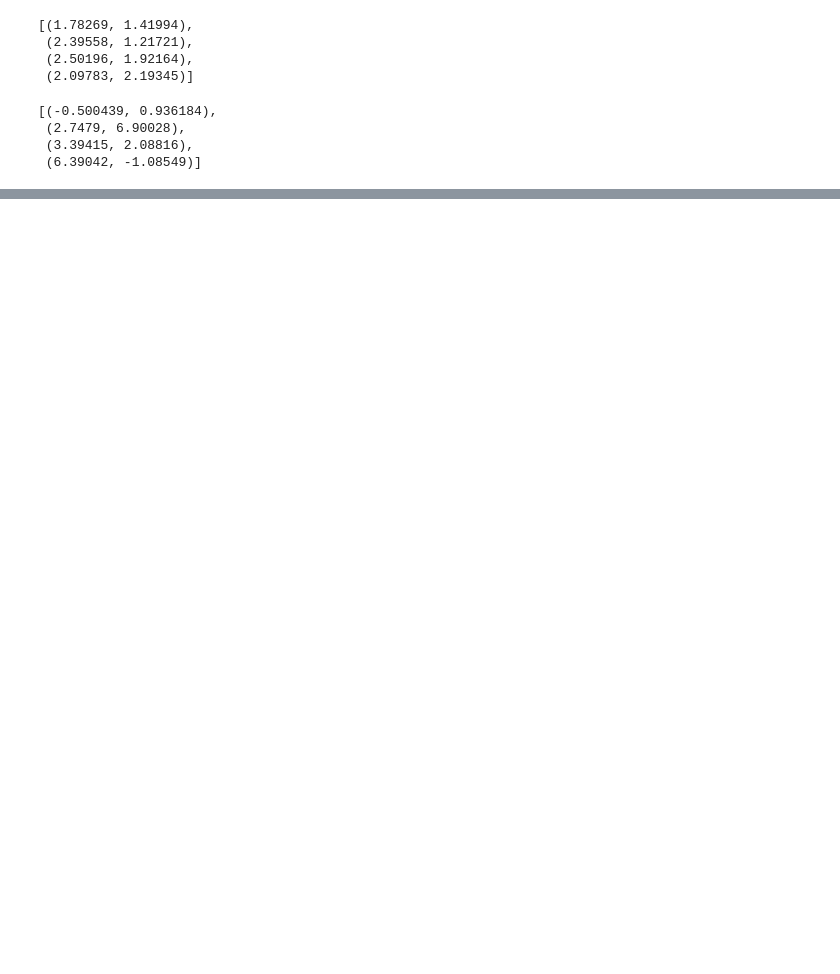
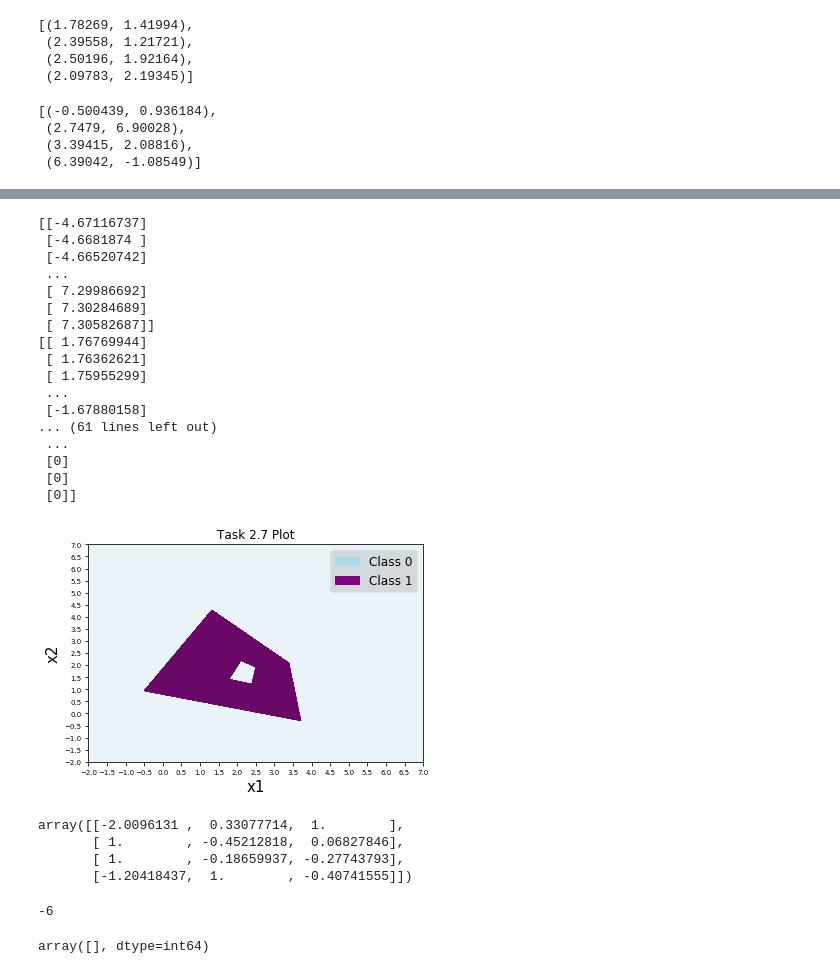
Before and after one commit to apurvmishra99/inf2b, a Jupyter notebook: task2_explore.ipynb, the cells around one changed output, grey strips where cells are left out. Saved outputs shown, nothing was run; the diff lists cells and outputs as text; code cells hidden in the pictures; blank space fills up the shorter version.

```diff
--- a/task2_explore.ipynb
+++ b/task2_explore.ipynb
@@ -138,0 +239,9 @@ plt.show()
+# %%
+weights = sio.loadmat("data/weights.mat")
+# %%
+w1, w2, w3, w4 = weights['weightMatrix'].T
+# %%
+w5, w6, w7, w8 = np.asanyarray([[ 1. ,    0.98977494, -0.53907994],
+ [ 1.,-0.27213978,-0.03654737],
+ [ 1.,-0.18637246,-0.17595583],
+ [-0.78936275, 0.2933849, 1.]])
@@ -138,0 +294,55 @@ plt.show()
+# %%
+def task2_plot_regions_hNN_AB():
+    xplot = np.linspace(-2, 7, 1000)
+    yplot = np.linspace(-2, 7, 1000)
+    xx, yy = np.meshgrid(xplot, yplot)
+    gridX = np.vstack((xx.ravel(), yy.ravel()))
+
+    # Classify the points and reshape the result to fit the plot function
+    data = task2_hNN_AB(gridX.T)
+    data = data.reshape((xplot.shape[0], yplot.shape[0]))
+
+    # Setup the plot title and axis
+    plt.title('Task 2.7 Plot')
+    plt.xticks(np.arange(-2, 10, 0.5), fontsize=7)
+    plt.yticks(np.arange(-2, 10, 0.5),fontsize=7)
+    plt.xlabel('x1', fontsize=15)
+    plt.ylabel('x2', fontsize=15)
+
+    # Setup legend
+
+    blue_patch_legend = mpatches.Patch(color='lightblue', label='Class 0')
+    purple_patch_legend = mpatches.Patch(color='purple', label='Class 1')
+    plt.legend(loc='best', fancybox=True, framealpha=0.1, handles=[blue_patch_legend, purple_patch_legend], facecolor='black', fontsize=12)
+
+    # Plot data and show result
+    plt.contourf(xx, yy, data, cmap=cm.BuPu)
+    plt.savefig('t2_regions_hNN_AB.pdf')
+# %%
+task2_plot_regions_hNN_AB()
+# %% [output]
+[[-4.67116737]
+ [-4.6681874 ]
+ [-4.66520742]
+ ...
+ [ 7.29986692]
+ [ 7.30284689]
+ [ 7.30582687]]
+[[ 1.76769944]
+ [ 1.76362621]
+ [ 1.75955299]
+ ...
+ [-1.67880158]
+... (61 lines left out)
+ ...
+ [0]
+ [0]
+ [0]]
+[figure, added]
+# %%
+np.array([w1,w2,w3,w4])
+# %% [output]
+array([[-2.0096131 ,  0.33077714,  1.        ],
+       [ 1.        , -0.45212818,  0.06827846],
+       [ 1.        , -0.18659937, -0.27743793],
+       [-1.20418437,  1.        , -0.40741555]])
@@ -138,0 +351,8 @@ plt.show()
+# %%
+a[abs(a).argmax()]
+# %% [output]
+-6
+# %%
+a[4:0]
+# %% [output]
+array([], dtype=int64)
```
Also changed, not shown: parts of 30 cells of this notebook, 5 other files.
